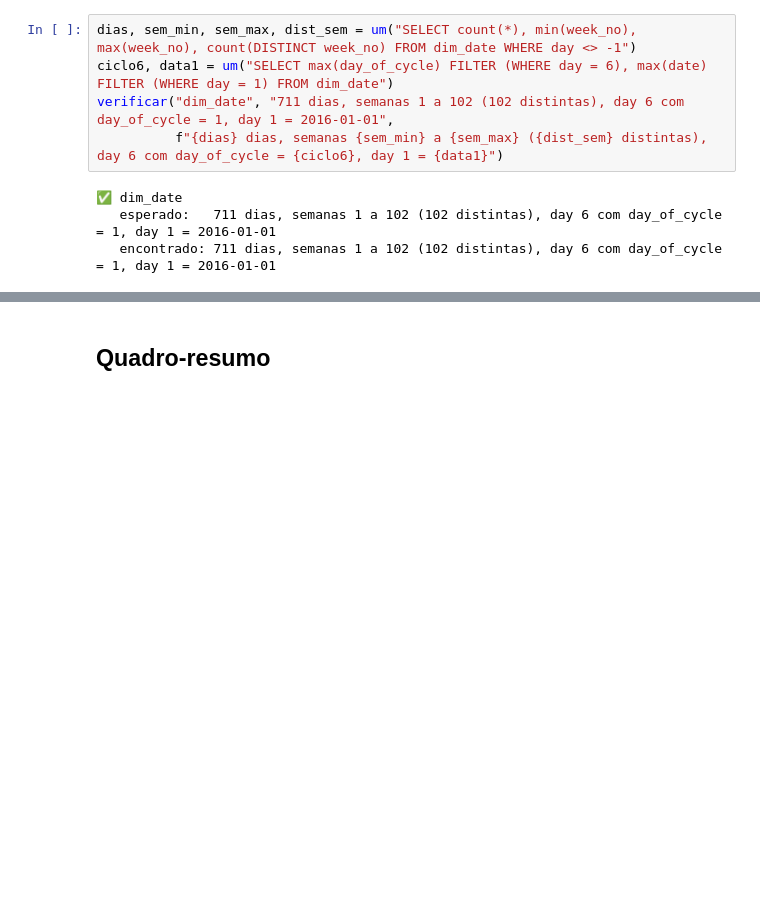
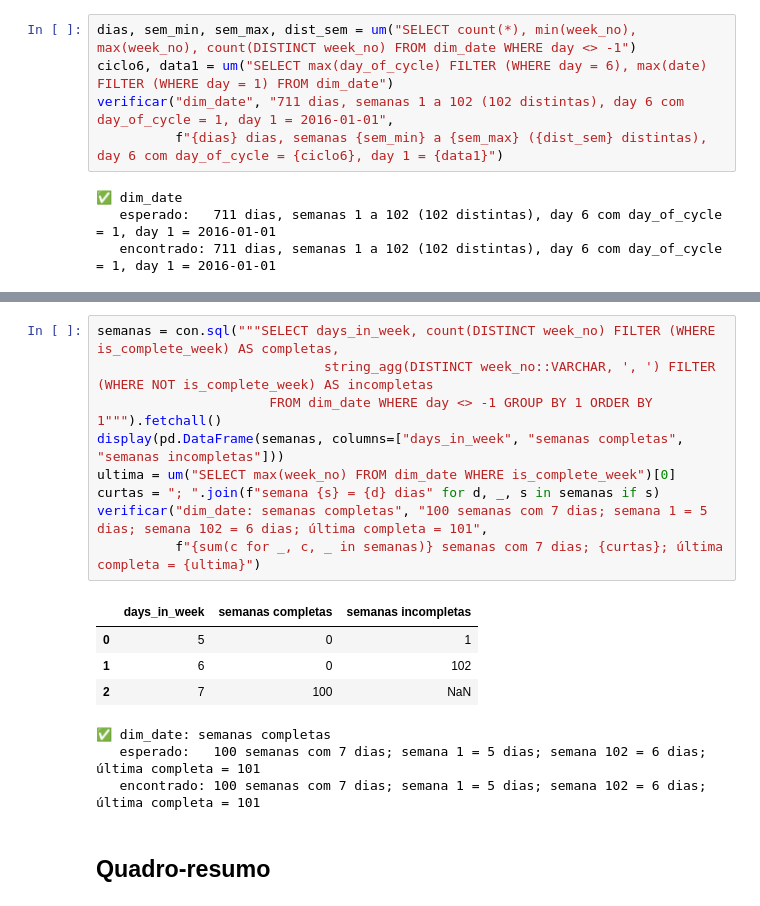
Before and after one commit to caiosantosho2-dotcom/retail-lakehouse, a Jupyter notebook: notebooks/explorando_lakehouse.ipynb, the cells around one changed output, grey strips where cells are left out. Drawn from its saved outputs; the diff is of its cells as text; blank space fills up the shorter version.

```diff
--- a/notebooks/explorando_lakehouse.ipynb
+++ b/notebooks/explorando_lakehouse.ipynb
@@ -454,3 +457,20 @@ verificar("dim_date", "711 dias, semanas 1 a 102 (102 distintas), day 6 com day_
+# %%
+semanas = con.sql("""SELECT days_in_week, count(DISTINCT week_no) FILTER (WHERE is_complete_week) AS completas,
+                             string_agg(DISTINCT week_no::VARCHAR, ', ') FILTER (WHERE NOT is_complete_week) AS incompletas
+                      FROM dim_date WHERE day <> -1 GROUP BY 1 ORDER BY 1""").fetchall()
+display(pd.DataFrame(semanas, columns=["days_in_week", "semanas completas", "semanas incompletas"]))
+ultima = um("SELECT max(week_no) FROM dim_date WHERE is_complete_week")[0]
+curtas = "; ".join(f"semana {s} = {d} dias" for d, _, s in semanas if s)
+verificar("dim_date: semanas completas", "100 semanas com 7 dias; semana 1 = 5 dias; semana 102 = 6 dias; última completa = 101",
+          f"{sum(c for _, c, _ in semanas)} semanas com 7 dias; {curtas}; última completa = {ultima}")
+# %% [output]
+|  | days_in_week | semanas completas | semanas incompletas |
+| 0 | 5 | 0 | 1 |
+| 1 | 6 | 0 | 102 |
+| 2 | 7 | 100 | NaN |
+✅ dim_date: semanas completas
+   esperado:   100 semanas com 7 dias; semana 1 = 5 dias; semana 102 = 6 dias; última completa = 101
+   encontrado: 100 semanas com 7 dias; semana 1 = 5 dias; semana 102 = 6 dias; última completa = 101
 # %% [markdown]
 ## Quadro-resumo
 # %%
```
Also changed, not shown: parts of 3 cells of this notebook, 27 other files.
